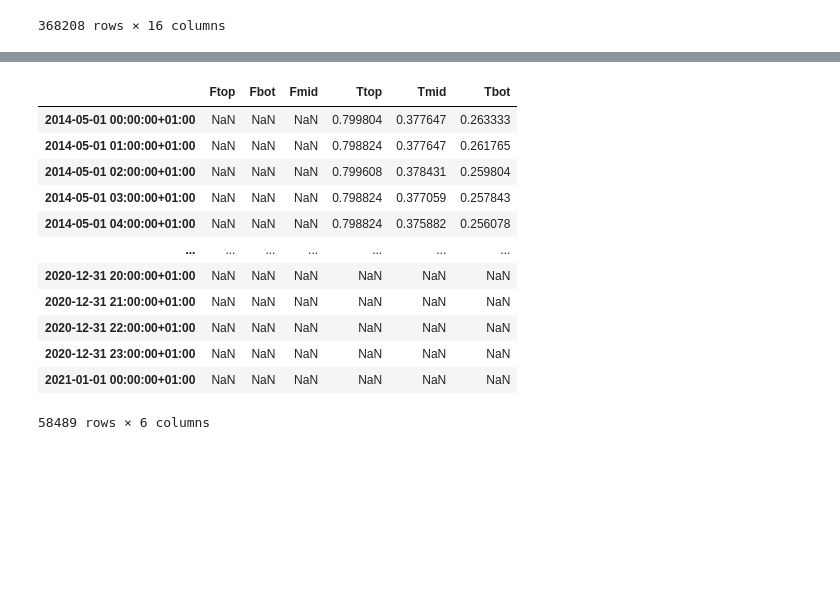
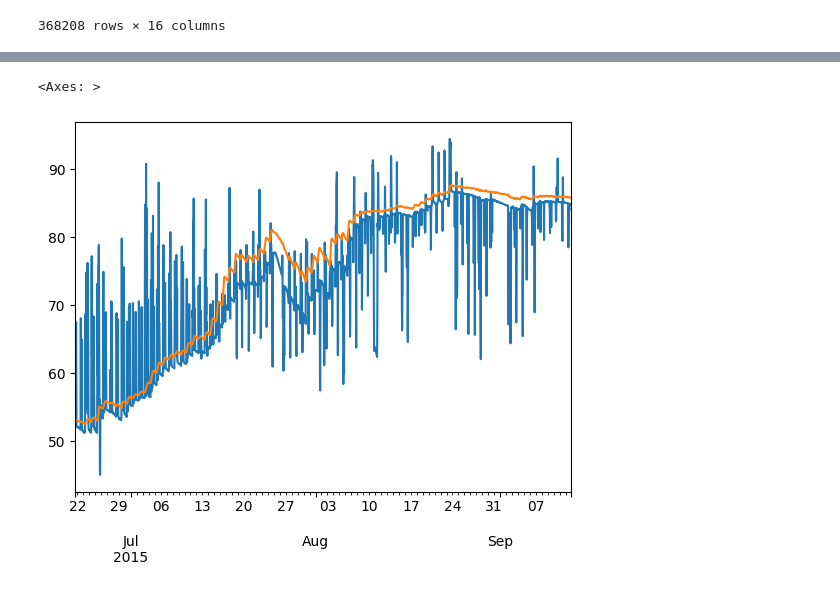
Before and after one commit to petergroenning/thesis_project, a Jupyter notebook: notebooks/make_dataset.ipynb, the cells around one changed output, grey strips where cells are left out. Cells and saved outputs as stored; diff of their text form; code cells hidden in the pictures; blank space fills up the shorter version.

```diff
--- a/notebooks/make_dataset.ipynb
+++ b/notebooks/make_dataset.ipynb
@@ -25,7 +24,7 @@ water_sensors = ['T_{:04.1f}'.format(height) for height in np.linspace(16, 0.5,
 df_water_sensors = df[water_sensors]
 df_water_sensors.columns = [int(float(c[2:])-0.5) for c in water_sensors]
 df_water_sensors = df_water_sensors.groupby(df_water_sensors.columns, axis='columns').mean()
-df_water_sensors = (df_water_sensors - T_MIN) / (T_MAX - T_MIN)
+# df_water_sensors = (df_water_sensors - T_MIN) / (T_MAX - T_MIN)
 df_water_sensors
 # %% [output]
 |  | 0 | 1 | 2 | 3 | 4 | 5 | 6 | 7 | 8 | 9 | 10 | ... |
@@ -73,25 +72,20 @@ t = (df_water_sensors.index - df_water_sensors.index[0]).total_seconds() / 3600
 df_water_sensors['t'] = t
 
 
-inputs = inputs.rename(columns={'F_top': 'Ftop', 'F_bot': 'Fbot', 'F_mid': 'Fmid', 'T_top': 'Ttop', 'T_mid': 'Tmid', 'T_bot': 'Tbot'})
+inputs['FtopIn'] = inputs.Ftop * (inputs.Ftop > 0)
+inputs['FmidIn'] = inputs.Fmid * (inputs.Fmid > 0)
+inputs['FbotIn'] = inputs.Fbot * (inputs.Fbot > 0)
+
+inputs['FtopOut'] = -inputs.Ftop * (inputs.Ftop < 0)
+inputs['FmidOut'] = -inputs.Fmid * (inputs.Fmid < 0)
+inputs['FbotOut'] = -inputs.Fbot * (inputs.Fbot < 0)
 
 inputs.to_csv('../data/processed/dronninglund/inputs.csv')
 df_water_sensors.to_csv('../data/processed/dronninglund/water_sensors.csv')
 variables.to_csv('../data/processed/dronninglund/variables.csv')
-# %%
-# water_sensors = pd.read_csv('../data/processed/dronninglund/water_sensors.csv', parse_dates=True, index_col=0)
-inputs
-# %% [output]
-|  | Ftop | Fbot | Fmid | Ttop | Tmid | Tbot |
-| 2014-05-01 00:00:00+01:00 | NaN | NaN | NaN | 0.799804 | 0.377647 | 0.263333 |
-| 2014-05-01 01:00:00+01:00 | NaN | NaN | NaN | 0.798824 | 0.377647 | 0.261765 |
-| 2014-05-01 02:00:00+01:00 | NaN | NaN | NaN | 0.799608 | 0.378431 | 0.259804 |
-| 2014-05-01 03:00:00+01:00 | NaN | NaN | NaN | 0.798824 | 0.377059 | 0.257843 |
-| 2014-05-01 04:00:00+01:00 | NaN | NaN | NaN | 0.798824 | 0.375882 | 0.256078 |
-| ... | ... | ... | ... | ... | ... | ... |
-| 2020-12-31 20:00:00+01:00 | NaN | NaN | NaN | NaN | NaN | NaN |
-| 2020-12-31 21:00:00+01:00 | NaN | NaN | NaN | NaN | NaN | NaN |
-| 2020-12-31 22:00:00+01:00 | NaN | NaN | NaN | NaN | NaN | NaN |
-| 2020-12-31 23:00:00+01:00 | NaN | NaN | NaN | NaN | NaN | NaN |
-| 2021-01-01 00:00:00+01:00 | NaN | NaN | NaN | NaN | NaN | NaN |
-58489 rows × 6 columns
+# %%
+inputs.Tmid[10000:12000].plot()
+df_water_sensors[10][10000:12000].plot()
+# %% [output]
+<Axes: >
+[figure, added]
```
Also changed, not shown: parts of 5 cells of this notebook, 48 other files.
